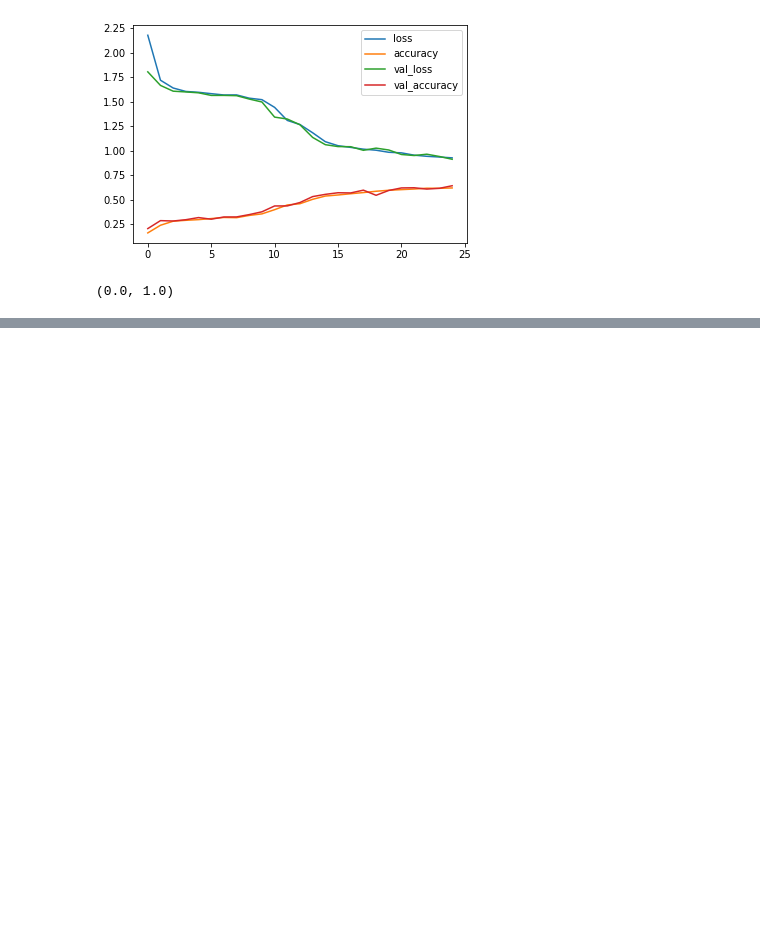
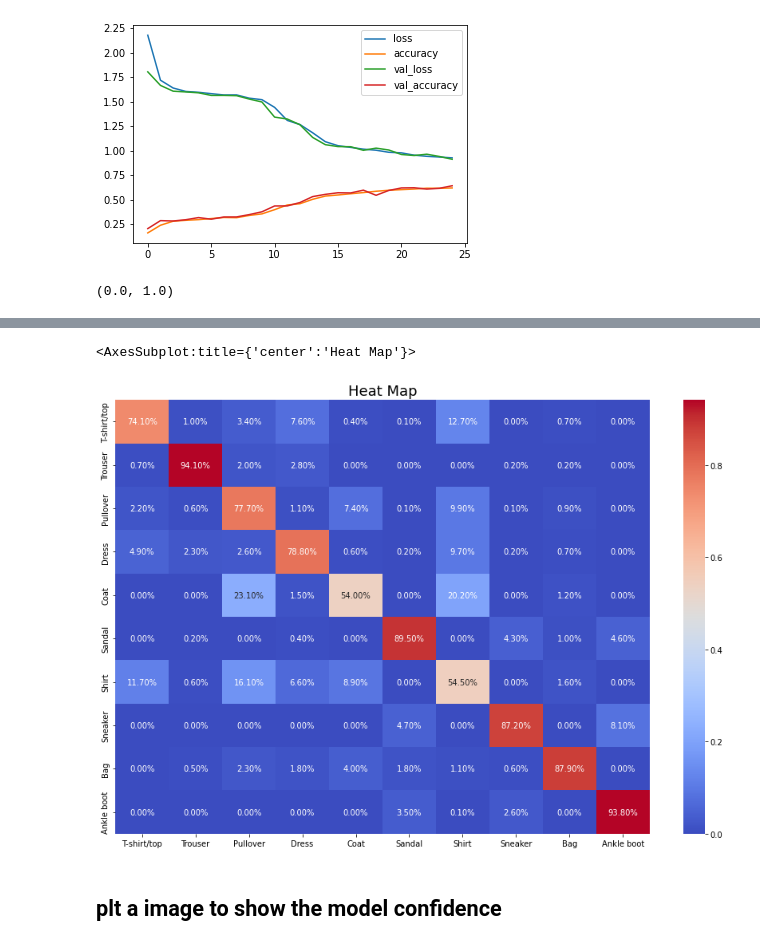
Before and after one commit to kingchan818/MachineLearning, a Jupyter notebook: tensorflow/Lec3-network-classification/experiment-classification.ipynb, the cells around one changed output, grey strips where cells are left out. Cells and saved outputs as stored; diff of their text form; code cells hidden in the pictures; blank space fills up the shorter version.

```diff
--- a/tensorflow/Lec3-network-classification/experiment-classification.ipynb
+++ b/tensorflow/Lec3-network-classification/experiment-classification.ipynb
@@ -132,0 +277,9 @@ Epoch 7/25
+# %%
+hard_code_lr_model = tf.keras.Sequential([
+    tf.keras.layers.Flatten(input_shape=(28,28)),
+    tf.keras.layers.Dense(4,activation='relu'),
+    tf.keras.layers.Dense(4,activation='relu'),
+    tf.keras.layers.Dense(10,activation='softmax')
+])
+hard_code_lr_model.compile(loss=tf.keras.losses.SparseCategoricalCrossentropy(), optimizer=tf.keras.optimizers.Adam(lr=0.0025118864315095794), metrics=['accuracy'])
+hard_code_history = hard_code_lr_model.fit(train_data_norm,train_labels,epochs=25,validation_data=(test_data_norm,test_labels))
@@ -132,0 +312,2 @@ Epoch 7/25
+# %%
+y_pred = hard_code_lr_model.predict(test_data_norm)
@@ -132,0 +316,9 @@ Epoch 7/25
+# %%
+from sklearn.metrics import confusion_matrix
+print(test_labels.shape)
+
+# convert all the predition probabilities into integers
+y_preds = y_pred.argmax(axis=1)
+
+cf_matrix = confusion_matrix(y_true=test_labels, y_pred=y_preds)
+cf_matrix
@@ -132,0 +337,17 @@ Epoch 7/25
+# %%
+fig, ax = plt.subplots(figsize=(15,10))
+# Add title to the Heat map
+title = "Heat Map"
+
+# Set the font size and the distance of the title from the plot
+plt.title(title,fontsize=18)
+ttl = ax.title
+ttl.set_position([0.5,1.05])
+
+datasets = pd.DataFrame(cf_matrix/1000,index=classes, columns=classes)
+sns.heatmap(datasets,ax=ax, cmap="coolwarm",fmt=".2%", annot=True)
+# %% [output]
+<AxesSubplot:title={'center':'Heat Map'}>
+[figure, added]
+# %% [markdown]
+## plt a image to show the model confidence
```
Also changed, not shown: parts of 17 cells of this notebook, 11 other files.
